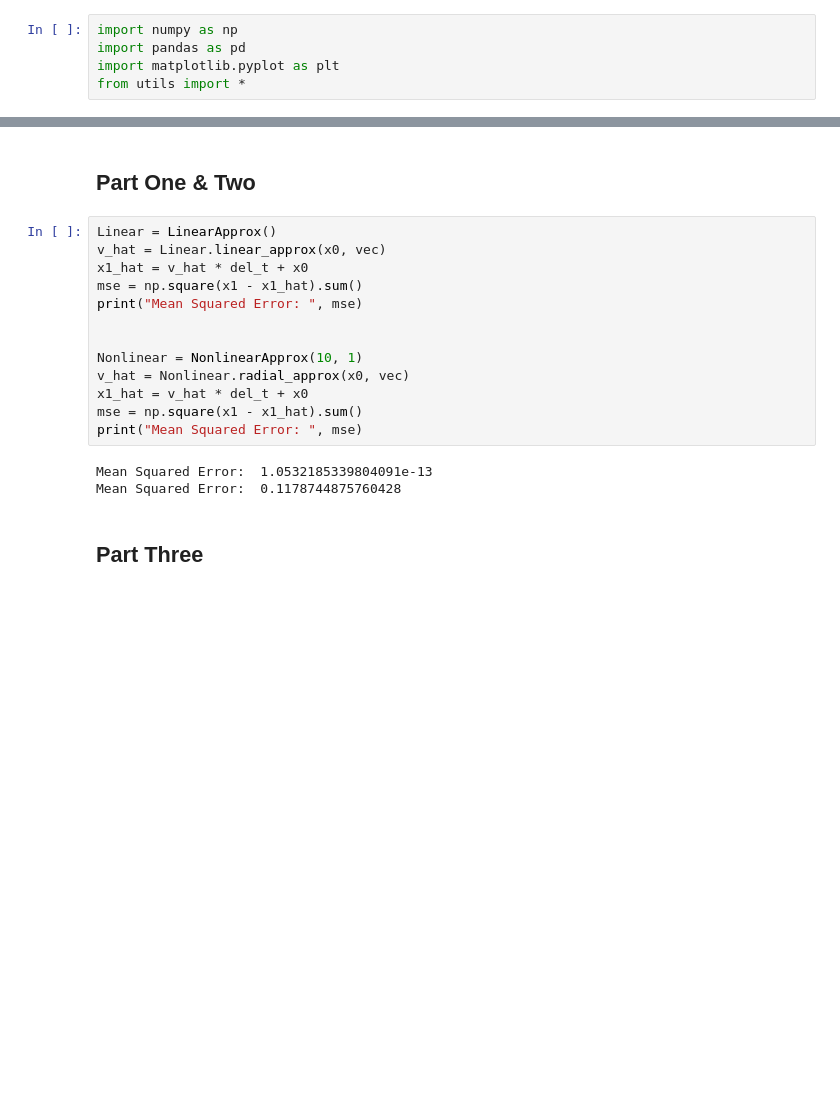
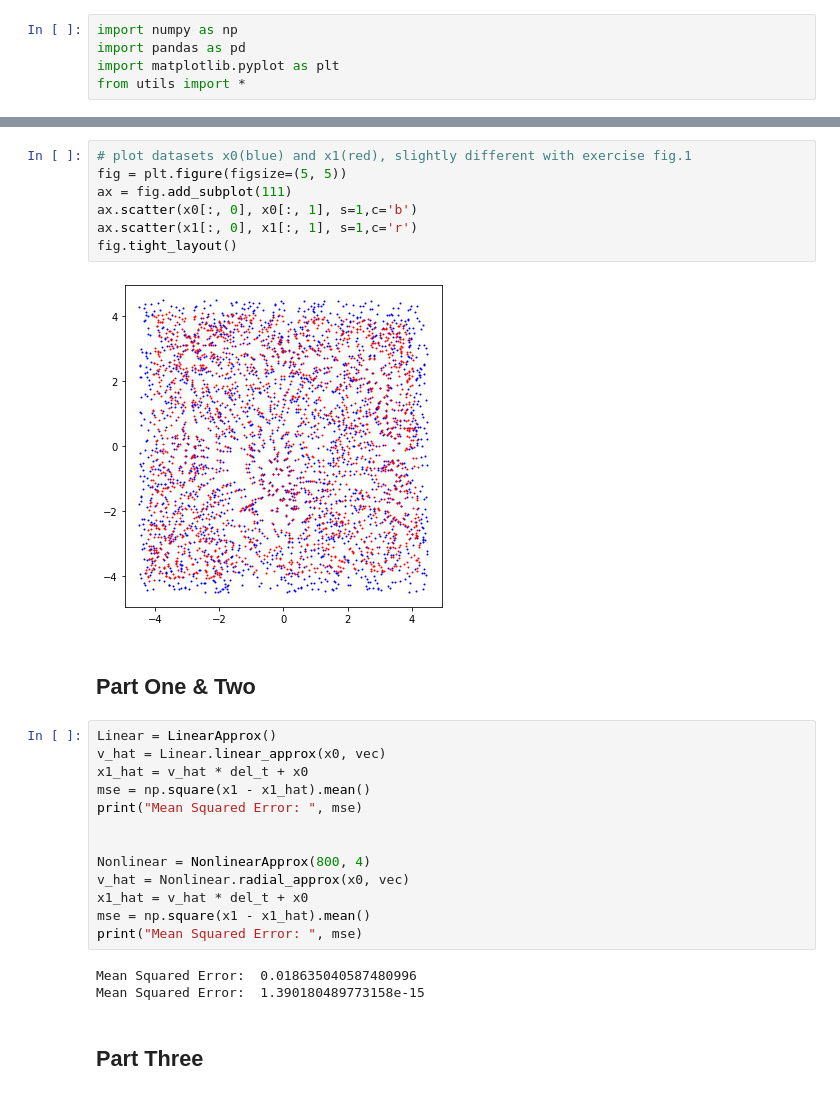
Before and after one commit to JWatter/ExtractingDynamicalSystemsFromData, a Jupyter notebook: task3_try.ipynb, the cells around one changed output, grey strips where cells are left out. Drawn from its saved outputs; the diff is of its cells as text; blank space fills up the shorter version.

```diff
--- a/task3_try.ipynb
+++ b/task3_try.ipynb
@@ -15,21 +29,30 @@ vec = (x1 - x0) / del_t
+# %%
+# plot datasets x0(blue) and x1(red), slightly different with exercise fig.1
+fig = plt.figure(figsize=(5, 5))
+ax = fig.add_subplot(111)
+ax.scatter(x0[:, 0], x0[:, 1], s=1,c='b')
+ax.scatter(x1[:, 0], x1[:, 1], s=1,c='r')
+fig.tight_layout()
+# %% [output]
+[figure, added]
 # %% [markdown]
 ## Part One & Two
 # %%
 Linear = LinearApprox()
 v_hat = Linear.linear_approx(x0, vec)
 x1_hat = v_hat * del_t + x0
-mse = np.square(x1 - x1_hat).sum()
+mse = np.square(x1 - x1_hat).mean()
 print("Mean Squared Error: ", mse)
 
 
-Nonlinear = NonlinearApprox(10, 1)
+Nonlinear = NonlinearApprox(800, 4)
 v_hat = Nonlinear.radial_approx(x0, vec)
 x1_hat = v_hat * del_t + x0
-mse = np.square(x1 - x1_hat).sum()
+mse = np.square(x1 - x1_hat).mean()
 print("Mean Squared Error: ", mse)
 # %% [output]
-Mean Squared Error:  1.0532185339804091e-13
-Mean Squared Error:  0.1178744875760428
+Mean Squared Error:  0.018635040587480996
+Mean Squared Error:  1.390180489773158e-15
 # %% [markdown]
 ## Part Three
 # %%
```
Also changed, not shown: parts of 4 cells of this notebook, 1 other file.
